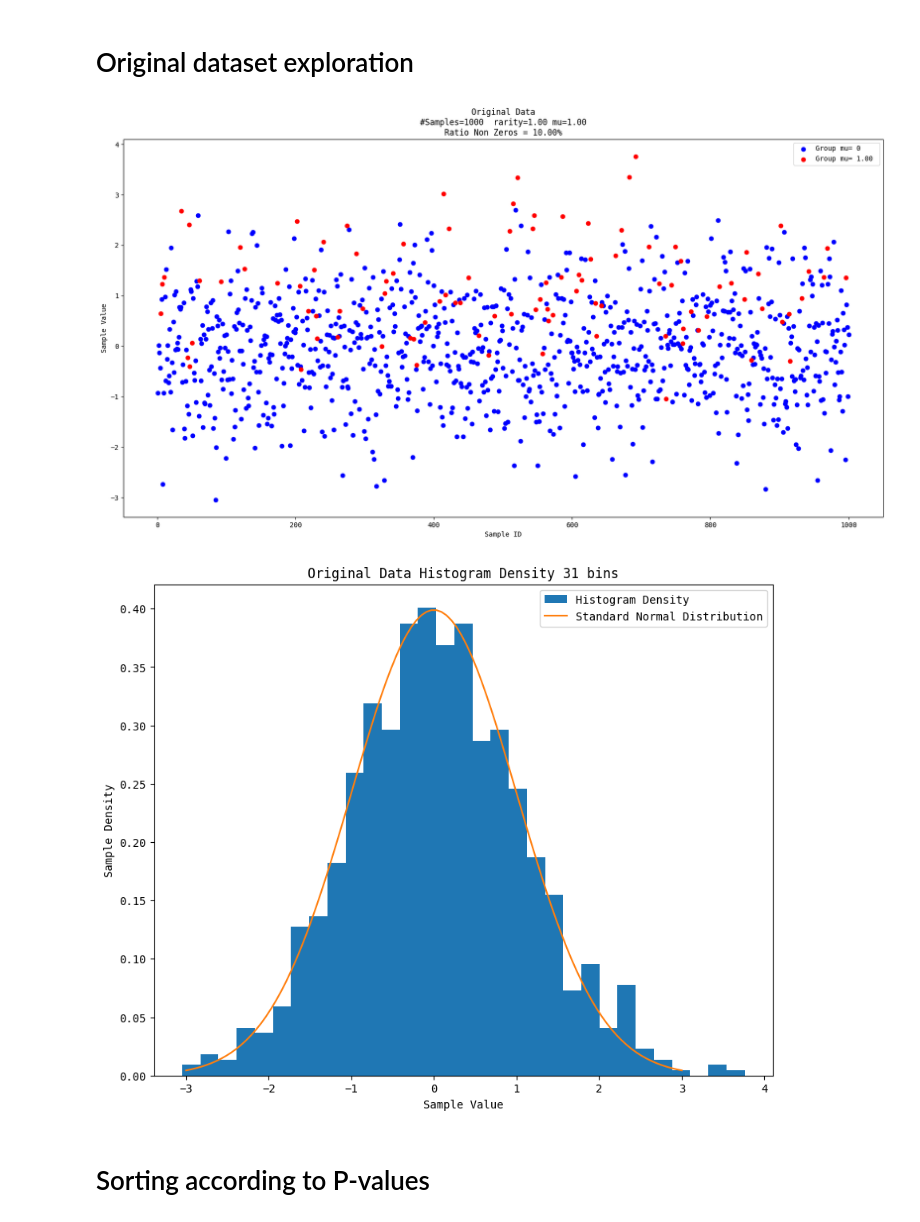
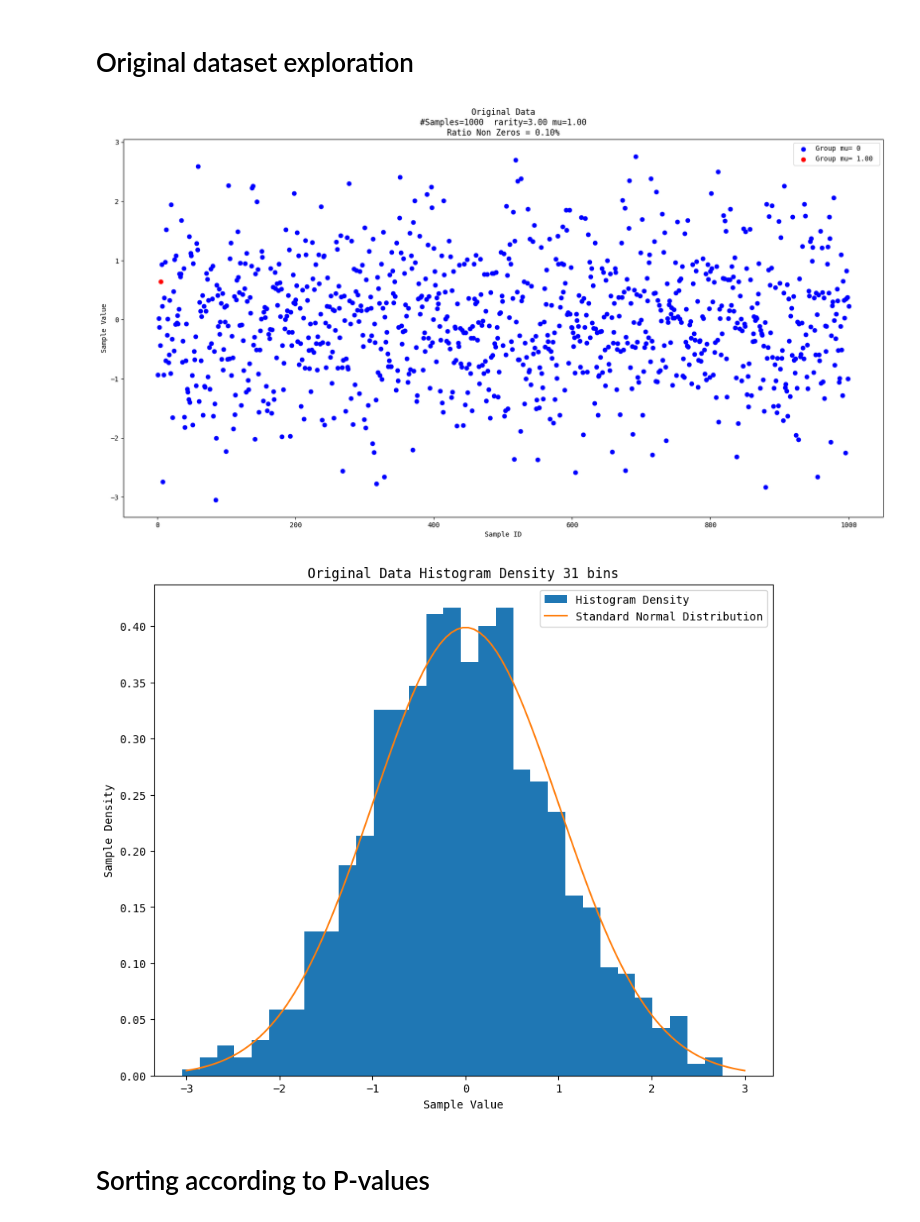
Before and after one commit to drormeir/Thesis, a Jupyter notebook: one_dimension_synthetic.ipynb, the cells around one changed output. Cells and saved outputs as stored; diff of their text form; code cells hidden in the pictures.

```diff
--- a/one_dimension_synthetic.ipynb
+++ b/one_dimension_synthetic.ipynb
@@ -102,14 +123,15 @@ class Benjamini_Hochberg:
 # %%
-class Bonferroni:
+class Bonferroni(Reject_Method):
     def __init__(self, p_values: np.ndarray, alpha: float) -> None:
+        super().__init__(name=f'Bonferroni alpha={alpha:.2f}')
         N = len(p_values)
         self.p_threshold = alpha/N
         self.num_rejected = np.sum(p_values <= self.p_threshold)
         self.p_curve = np.full_like(p_values, fill_value=self.p_threshold)
-        self.name = f'Bonferroni alpha={alpha:.2f}'
 # %%
-class GMM_Thresholding:
+class GMM_Thresholding(Reject_Method):
     def __init__(self, Z_scores: np.ndarray, p_values_sorted: np.ndarray, seed: int = 0) -> None:
+        super().__init__(name='GMM')
         gmm_input = Z_scores.reshape(-1, 1)
         gmm = GaussianMixture(n_components=2, random_state=seed).fit(gmm_input)
         self.predictions = gmm.predict(gmm_input).astype(int)
@@ -128,22 +150,21 @@ class GMM_Thresholding:
         self.num_rejected = self.predictions.sum()
         self.p_threshold = p_values_sorted[max(self.num_rejected - 1, 0)]
         self.p_curve = np.full_like(p_values_sorted, fill_value=self.p_threshold)
-        self.name = 'GMM'
 # %%
-class Maximal_Score:
+class Maximal_Score(Reject_Method):
     def __init__(self, name: str, p_values_sorted: np.ndarray, score_sorted: np.ndarray) -> None:
+        super().__init__(name=name)
         ind_best = np.argmax(score_sorted)
         self.num_rejected = ind_best + 1
         self.p_threshold = p_values_sorted[ind_best]
         self.p_curve = np.full_like(p_values_sorted, fill_value=self.p_threshold)
-        self.name = name
 # %%
-class Alpha_Rejection:
+class Alpha_Rejection(Reject_Method):
     def __init__(self, p_values_sorted: np.ndarray, alpha: float) -> None:
+        super().__init__(name=f'alpha={alpha:.2f}')
         self.num_rejected = np.sum(p_values_sorted <= alpha)
         self.p_threshold = alpha
         self.p_curve = np.full_like(p_values_sorted, fill_value=self.p_threshold)
-        self.name = f'alpha={alpha:.2f}'
 # %%
 def sorted_f1_score(labels: np.ndarray, sorted_indexes: np.ndarray) -> np.ndarray:
     N = len(labels)
@@ -398,12 +391,12 @@ class DataCreator:
 # %% [markdown]
 # Original dataset exploration
 # %%
-data = DataCreator()
+data = DataCreator(mu=1, rarity=3)
 data.original_scatter()
 data.histogram()
 # %% [output]
-[figure, old version]
+[figure, new version]
-[figure, old version]
+[figure, new version]
 # %% [markdown]
 # Sorting according to P-values
 # %%
```
Also changed, not shown: parts of 10 cells of this notebook.
